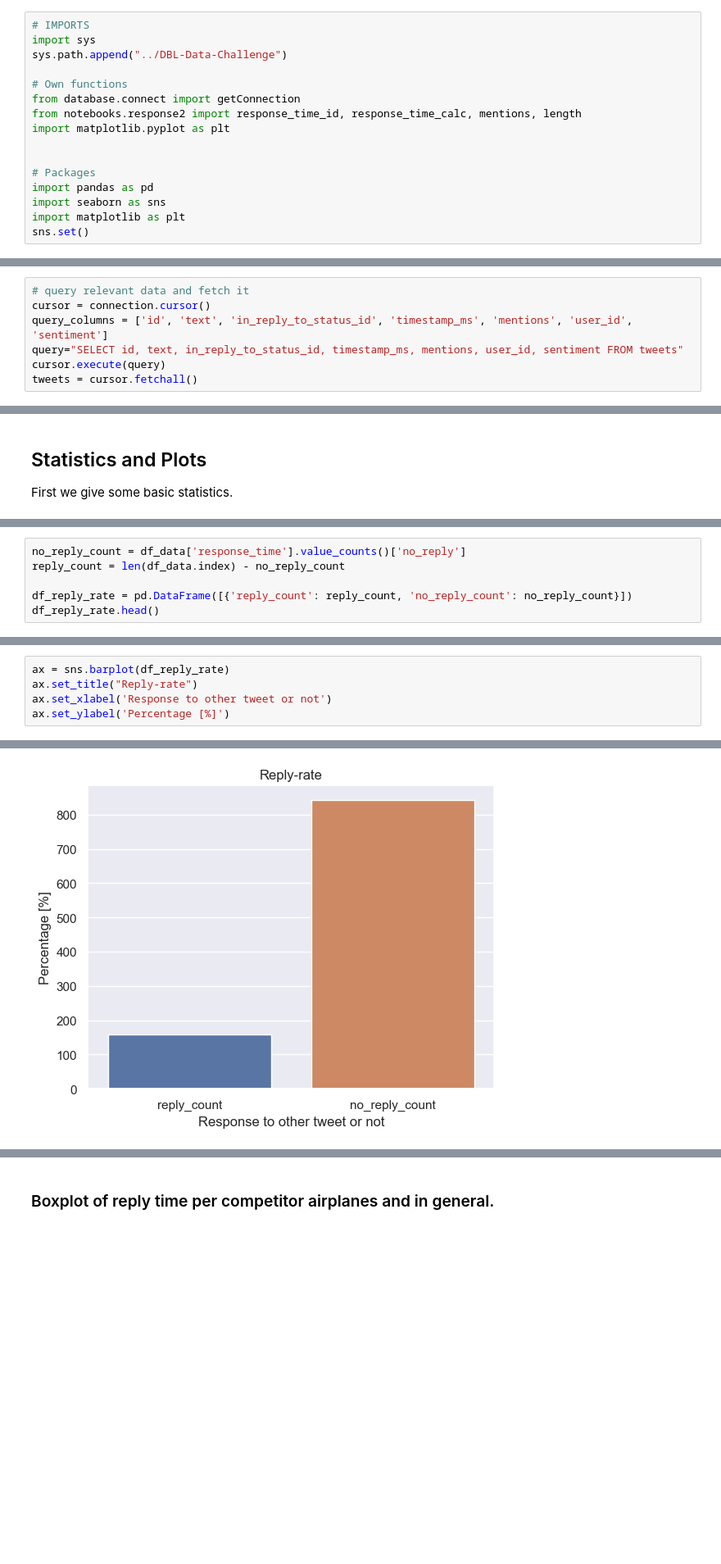
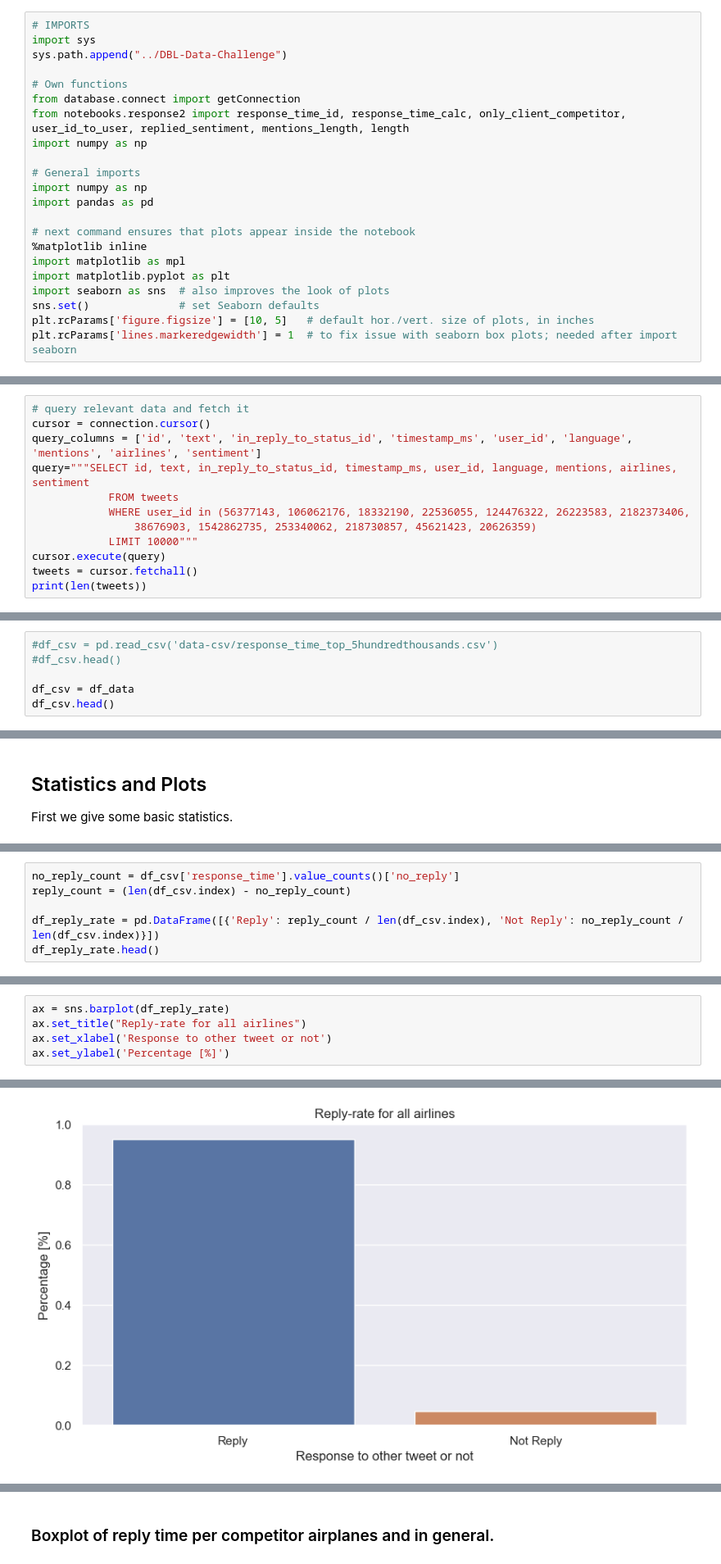
Before and after one commit to danamira/DBL-Data-Challenge, a Jupyter notebook: response_time_stats.ipynb, the cells around one changed output, grey strips where cells are left out. Shown at 82% size. Drawn from its saved outputs; the diff is of its cells as text; blank space fills up the shorter version.

```diff
--- a/response_time_stats.ipynb
+++ b/response_time_stats.ipynb
@@ -13,12 +13,18 @@ sys.path.append("../DBL-Data-Challenge")
 
 # Own functions
 from database.connect import getConnection
-from notebooks.response2 import response_time_id, response_time_calc, mentions, length
+from notebooks.response2 import response_time_id, response_time_calc, only_client_competitor, user_id_to_user, replied_sentiment, mentions_length, length
+import numpy as np
+
+# General imports
+import numpy as np
+import pandas as pd
+
+# next command ensures that plots appear inside the notebook
+%matplotlib inline
+import matplotlib as mpl
 import matplotlib.pyplot as plt
-
-
-# Packages
-import pandas as pd
-import seaborn as sns
-import matplotlib as plt
-sns.set()
+import seaborn as sns  # also improves the look of plots
+sns.set()              # set Seaborn defaults
+plt.rcParams['figure.figsize'] = [10, 5]   # default hor./vert. size of plots, in inches
+plt.rcParams['lines.markeredgewidth'] = 1  # to fix issue with seaborn box plots; needed after import seaborn
@@ -39,7 +47,12 @@ All the relevant data is fetched from the table. A list is used to keep track of
 # %%
 # query relevant data and fetch it
 cursor = connection.cursor()
-query_columns = ['id', 'text', 'in_reply_to_status_id', 'timestamp_ms', 'mentions', 'user_id', 'sentiment']
-query="SELECT id, text, in_reply_to_status_id, timestamp_ms, mentions, user_id, sentiment FROM tweets"
+query_columns = ['id', 'text', 'in_reply_to_status_id', 'timestamp_ms', 'user_id', 'language', 'mentions', 'airlines', 'sentiment']
+query="""SELECT id, text, in_reply_to_status_id, timestamp_ms, user_id, language, mentions, airlines, sentiment
+            FROM tweets
+            WHERE user_id in (56377143, 106062176, 18332190, 22536055, 124476322, 26223583, 2182373406,
+                38676903, 1542862735, 253340062, 218730857, 45621423, 20626359)
+            LIMIT 10000"""
 cursor.execute(query)
 tweets = cursor.fetchall()
+print(len(tweets))
@@ -111,0 +165,6 @@ Since the value of most reponse times are "no_reply" and thus unlikely to see an
+# %%
+#df_csv = pd.read_csv('data-csv/response_time_top_5hundredthousands.csv')
+#df_csv.head()
+
+df_csv = df_data
+df_csv.head()
@@ -136,7 +226,7 @@ Name: response_time, dtype: object
 # %%
-no_reply_count = df_data['response_time'].value_counts()['no_reply']
-reply_count = len(df_data.index) - no_reply_count
+no_reply_count = df_csv['response_time'].value_counts()['no_reply']
+reply_count = (len(df_csv.index) - no_reply_count)
 
-df_reply_rate = pd.DataFrame([{'reply_count': reply_count, 'no_reply_count': no_reply_count}])
+df_reply_rate = pd.DataFrame([{'Reply': reply_count / len(df_csv.index), 'Not Reply': no_reply_count / len(df_csv.index)}])
 df_reply_rate.head()
 # %% [output]
@@ -145,8 +235,8 @@ df_reply_rate.head()
 # %%
 ax = sns.barplot(df_reply_rate)
-ax.set_title("Reply-rate")
+ax.set_title("Reply-rate for all airlines")
 ax.set_xlabel('Response to other tweet or not')
 ax.set_ylabel('Percentage [%]')
 # %% [output]
 Text(0, 0.5, 'Percentage [%]')
-[figure, old version]
+[figure, new version]
```
Also changed, not shown: parts of 45 cells of this notebook, 7 other files.
